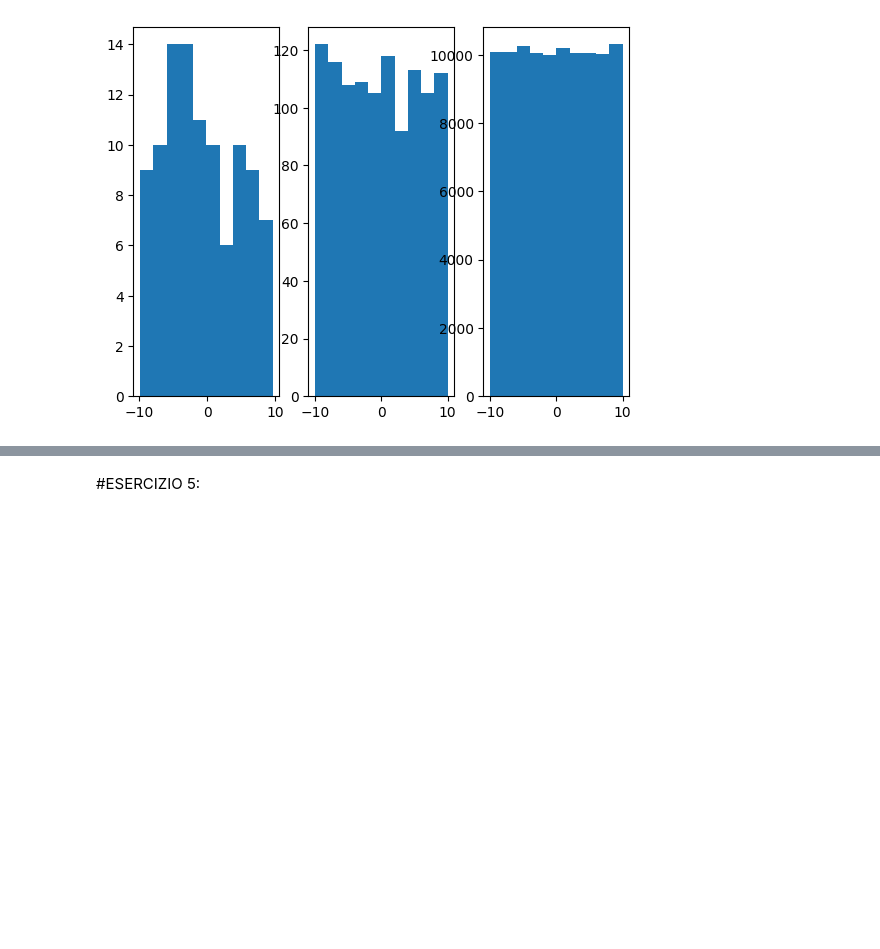
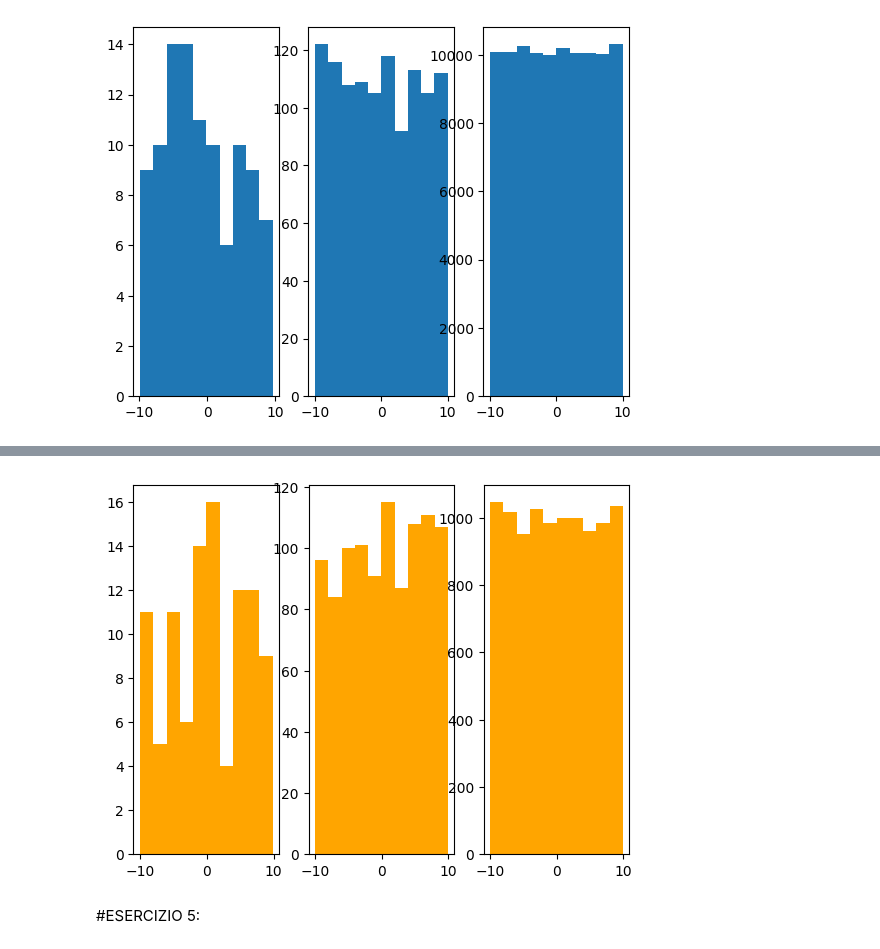
Before and after one commit to francescobellina/lezione4, a Jupyter notebook: ESERCIZI.ipynb, the cells around one changed output, grey strips where cells are left out. Cells and saved outputs as stored; diff of their text form; code cells hidden in the pictures; blank space fills up the shorter version.

```diff
--- a/ESERCIZI.ipynb
+++ b/ESERCIZI.ipynb
@@ -147,3 +149,101 @@ axes[2].hist(list1)
+# %%
+import random
+import matplotlib.pyplot as plt
+import numpy as np
+from math import floor,sqrt
+
+#------------------------
+#------------------------
+#from myrand import generate_range:
+
+def rand_range (xMin, xMax) :
+    '''
+    generazione di un numero pseudo-casuale distribuito fra xMin ed xMax
+    '''
+    return xMin + random.random () * (xMax - xMin)
+
+
+# ---- ---- ---- ---- ---- ---- ---- ---- ---- ---- ---- ---- ----
+
+
+def generate_range (xMin, xMax, N, seed = 0.) :
+    '''
+    generazione di N numeri pseudo-casuali distribuiti fra xMin ed xMax
+    a partire da un determinato seed
+    '''
+    if seed != 0. : random.seed (float (seed))
+    randlist = []
+    for i in range (N):
+        # Return the next random floating point number in the range 0.0 <= X < 1.0
+        randlist.append (rand_range (xMin, xMax))
+    return randlist
+
+#-------------------------------------------------------------
+#-------------------------------------------------------------
+
+def main () :
+    '''
+    Funzione che implementa il programma principale
+    '''
+
+
+
+    xMin = float (-10)  # minimum of the histogram drawing range
+    xMax = float (10)  # maximum of the histogram drawing range
+    seed = float (1)
+    N    = int (100)
+    N1   = int (N*10)
+    N2   = int (N1*10)
+
+
+
+    randlist0= generate_range (xMin, xMax, N, seed)
+    randlist1= generate_range (xMin, xMax, N1, seed)
+    randlist2= generate_range (xMin, xMax, N2, seed)
+    # plotting of the generated list of numbers in a histogram
+
+    nBins0= floor (len (randlist0) / 20.) + 1     # number of bins of the hitogram
+    nBins1= floor (len (randlist1) / 20.) + 1
+    nBins2= floor (len (randlist2) / 20.) + 1
+
+
+
+    bin_edges0 = np.linspace (xMin, xMax, nBins0)  # edges o the histogram bins
+    bin_edges1 = np.linspace (xMin, xMax, nBins1)
+    bin_edges2 = np.linspace (xMin, xMax, nBins2)
+    # disegno della funzione
+    fig, ax = plt.subplots (1,3)
+
+
+    #ax.set_title ('Histogram of random numbers', size=14)
+    #ax.set_xlabel ('random value')
+    #ax.set_ylabel ('events in bin')
+
+    ax[0].hist (randlist0,      # list of numbers
+             #bins = bin_edges0,
+             color = 'orange',
+             # normed = True,
+            )
+    ax[1].hist (randlist1,      # list of numbers
+             #bins = bin_edges1,
+             color = 'orange',
+             # normed = True,
+            )
+    ax[2].hist (randlist2,      # list of numbers
+             #bins = bin_edges2,
+             color = 'orange',
+             # normed = True,
+            )
+   #plt.savefig ('es_4.4.png')
+
+
+# ---- ---- ---- ---- ---- ---- ---- ---- ---- ---- ---- ---- ----
+
+
+if __name__ == "__main__":
+    main ()
+# %% [output]
+[figure, added]
 # %% [markdown]
 #ESERCIZIO 5:
 # %%
```
Also changed, not shown: parts of 1 cell of this notebook.
